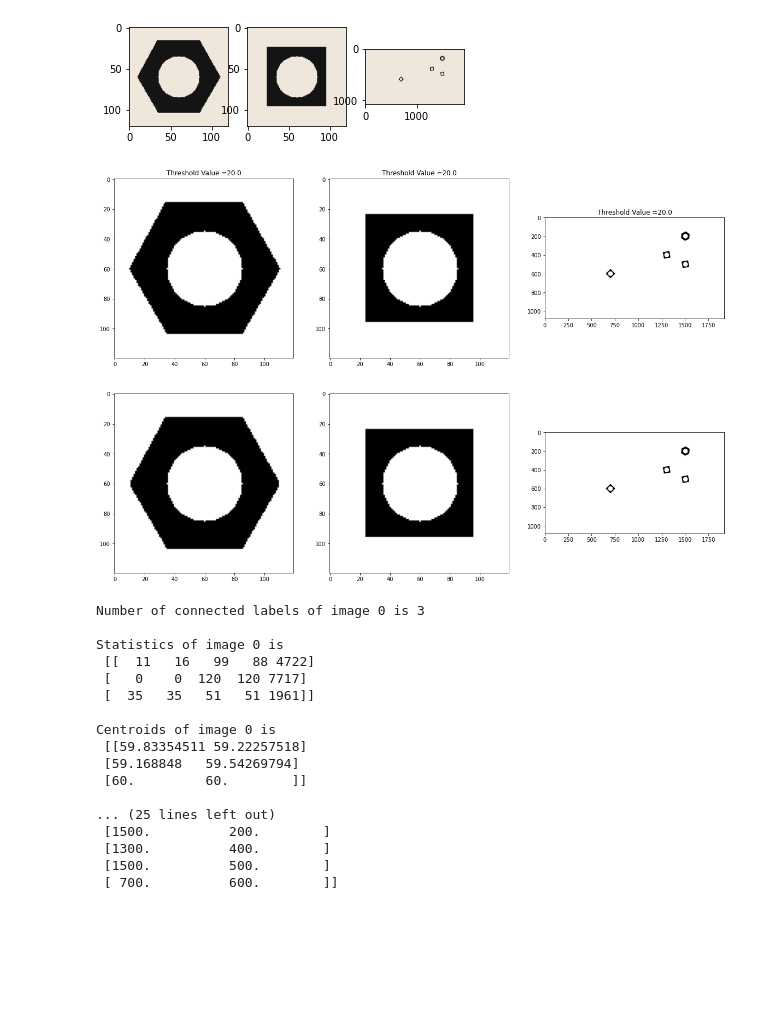
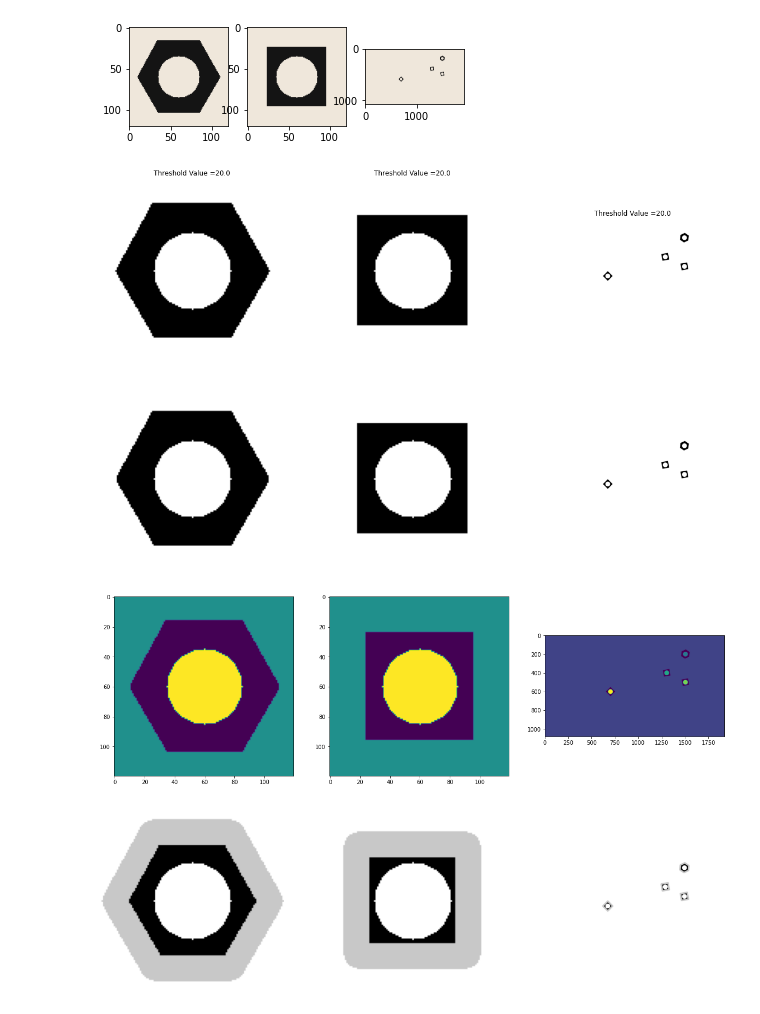
Before and after one commit to NimeshKavshal/Image-Proccesing-Assignment-03, a Jupyter notebook: Assignment03.ipynb, the cells around one changed output. Drawn from its saved outputs; the diff is of its cells as text; code cells hidden in the pictures; blank space fills up the shorter version.

Commit message:
draw contours

```diff
--- a/Assignment03.ipynb
+++ b/Assignment03.ipynb
@@ -32,40 +32,40 @@ for i in range(len(input_images)):
     threshold_values.append(threshold)
     ax[i].imshow(cv.cvtColor(otsuresult, cv.COLOR_BGR2RGB))
     ax[i].title.set_text("Threshold Value ="+ str(threshold))
+    ax[i].axis('off')
     otsu_resulted_images.append(otsuresult)
 # %% [output]
-[figure, old version]
+[figure, new version]
 # %%
 kernel = np.ones((3,3),np.uint8)
 morphological_closing_results = []
 fig, ax = plt. subplots(1,3, figsize = (20,20) )
 for i in range(len(otsu_resulted_images)):
     closing_image = cv.morphologyEx(otsu_resulted_images[i], cv.MORPH_CLOSE, kernel)
     morphological_closing_results.append(closing_image)
     ax[i].imshow(cv.cvtColor(closing_image, cv.COLOR_BGR2RGB))
+    ax[i].axis('off')
 # %% [output]
-[figure, old version]
+[figure, new version]
 # %%
+fig, ax = plt. subplots(1,3, figsize = (20,20))
 for i in range(len(morphological_closing_results)):
     output = cv.connectedComponentsWithStats(morphological_closing_results[i], 4, cv.CV_32S)
-    print("Number of connected labels of image", i, "is", output[0],"\n")
-    print("Statistics of image", i, "is\n", output[2], "\n")
-    print("Centroids of image", i, "is\n", output[3], "\n")
+    ax[i].imshow(output[1])
+    # print("Number of connected labels of image", i, "is", output[0],"\n")
+    # print("Statistics of image", i, "is\n", output[2], "\n")
+    # print("Centroids of image", i, "is\n", output[3], "\n")
 # %% [output]
-Number of connected labels of image 0 is 3
-
-Statistics of image 0 is
- [[  11   16   99   88 4722]
- [   0    0  120  120 7717]
- [  35   35   51   51 1961]]
-
-Centroids of image 0 is
- [[59.83354511 59.22257518]
- [59.168848   59.54269794]
- [60.         60.        ]]
-
-... (25 lines left out)
- [1500.          200.        ]
- [1300.          400.        ]
- [1500.          500.        ]
- [ 700.          600.        ]]
+[figure, added]
+# %%
+fig, ax = plt. subplots(1,3, figsize = (20,20))
+for i in range(len(otsu_resulted_images)):
+    contours,hierarchy = cv.findContours(otsu_resulted_images[i],cv.RETR_LIST,cv.CHAIN_APPROX_NONE)
+    img_temp = (otsu_resulted_images[i].copy())
+    for j in range(len(contours[1:])):
+        if 7000>cv.contourArea(contours[1:][j])>4000:
+            cv.drawContours(img_temp, contours[1:][j], -1, (200,0,255), 15)
+    ax[i].imshow(cv.cvtColor(img_temp, cv.COLOR_BGR2RGB))
+    ax[i].axis("off")
+# %% [output]
+[figure, added]
```
